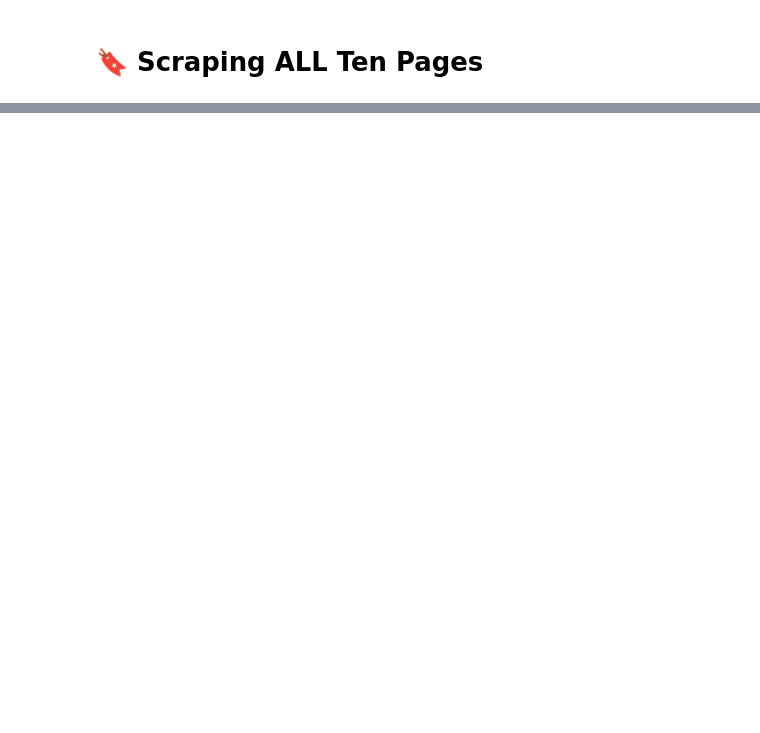
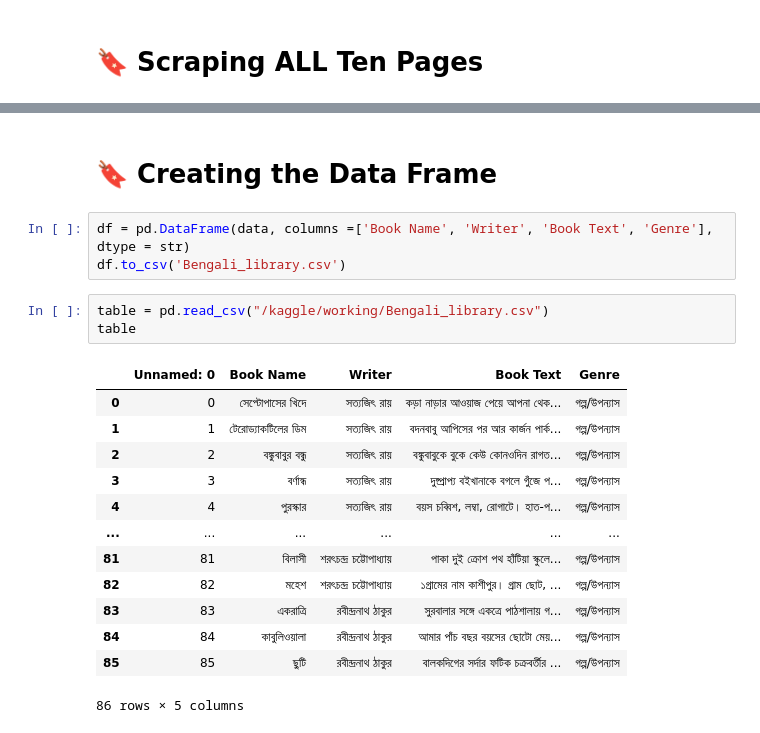
Before and after one commit to fabinahian/Somikoron-Coding-Challenge, a Jupyter notebook: web-scraping-of-a-bengali-online-library.ipynb, the cells around one changed output, grey strips where cells are left out. Cells and saved outputs as stored; diff of their text form; blank space fills up the shorter version.

Commit message:
Kaggle Notebook | Web Scraping of a Bengali Online Library | Version 4

```diff
--- a/web-scraping-of-a-bengali-online-library.ipynb
+++ b/web-scraping-of-a-bengali-online-library.ipynb
@@ -183,0 +224,22 @@ collected data:  [['সেপ্টোপাসের খিদে', 'সত্
+# %% [markdown]
+# 🔖 Creating the Data Frame
+# %%
+df = pd.DataFrame(data, columns =['Book Name', 'Writer', 'Book Text', 'Genre'], dtype = str)
+df.to_csv('Bengali_library.csv')
+# %%
+table = pd.read_csv("/kaggle/working/Bengali_library.csv")
+table
+# %% [output]
+|  | Unnamed: 0 | Book Name | Writer | Book Text | Genre |
+| 0 | 0 | সেপ্টোপাসের খিদে | সত্যজিৎ রায় | কড়া নাড়ার আওয়াজ পেয়ে আপনা থেক... | গল্প/উপন্যাস |
+| 1 | 1 | টেরোড্যাকটিলের ডিম | সত্যজিৎ রায় | বদনবাবু আপিসের পর আর কার্জন পার্ক... | গল্প/উপন্যাস |
+| 2 | 2 | বঙ্কুবাবুর বন্ধু | সত্যজিৎ রায় | বঙ্কুবাবুকে বুকে কেউ কোনওদিন রাগত... | গল্প/উপন্যাস |
+| 3 | 3 | বর্ণান্ধ | সত্যজিৎ রায় | দুষ্প্রাপ্য বইখানাকে বগলে গুঁজে প... | গল্প/উপন্যাস |
+| 4 | 4 | পুরস্কার | সত্যজিৎ রায় | বয়স চব্বিশ, লম্বা, রোগাটে। হাত-প... | গল্প/উপন্যাস |
+| ... | ... | ... | ... | ... | ... |
+| 81 | 81 | বিলাসী | শরৎচন্দ্র চট্টোপাধ্যায় | পাকা দুই ক্রোশ পথ হাঁটিয়া স্কুলে... | গল্প/উপন্যাস |
+| 82 | 82 | মহেশ | শরৎচন্দ্র চট্টোপাধ্যায় | ১গ্রামের নাম কাশীপুর। গ্রাম ছোট, ... | গল্প/উপন্যাস |
+| 83 | 83 | একরাত্রি | রবীন্দ্রনাথ ঠাকুর | সুরবালার সঙ্গে একত্রে পাঠশালায় গ... | গল্প/উপন্যাস |
+| 84 | 84 | কাবুলিওয়ালা | রবীন্দ্রনাথ ঠাকুর | আমার পাঁচ বছর বয়সের ছোটো মেয়... | গল্প/উপন্যাস |
+| 85 | 85 | ছুটি | রবীন্দ্রনাথ ঠাকুর | বালকদিগের সর্দার ফটিক চক্রবর্তীর ... | গল্প/উপন্যাস |
+86 rows × 5 columns
```
Also changed, not shown: parts of 4 cells of this notebook.
